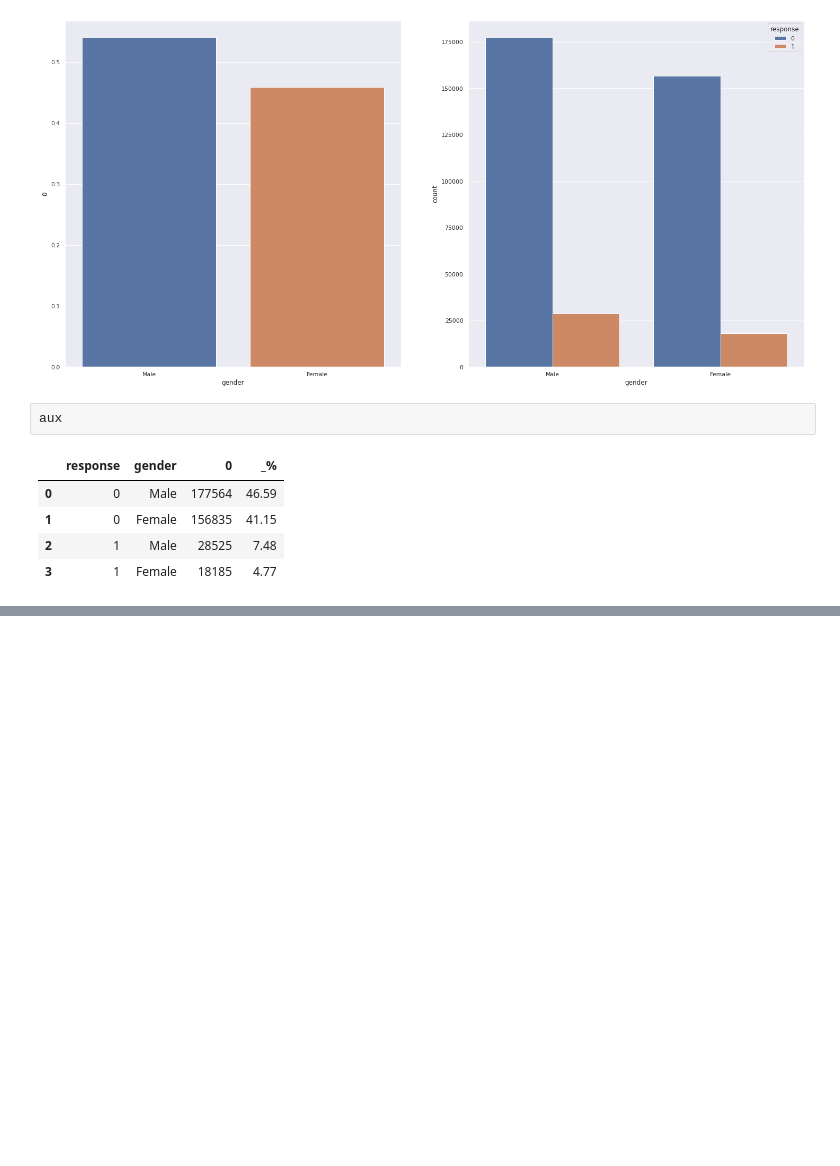
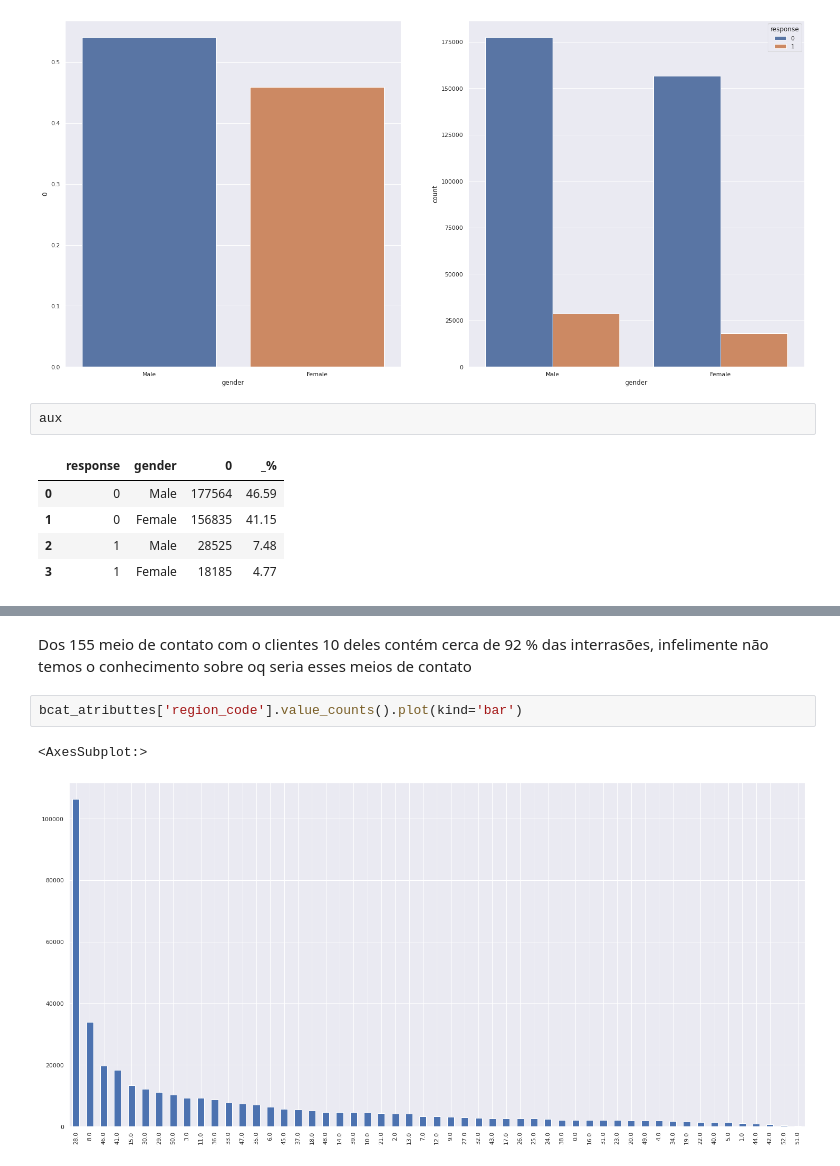
Before and after one commit to lavinomenezes/PA004, a Jupyter notebook: PA04_Insurance_all_coleta_de_dados.ipynb, the cells around one changed output, grey strips where cells are left out. Cells and saved outputs as stored; diff of their text form; blank space fills up the shorter version.

```diff
--- a/PA04_Insurance_all_coleta_de_dados.ipynb
+++ b/PA04_Insurance_all_coleta_de_dados.ipynb
@@ -189,0 +225,7 @@ aux
+# %% [markdown]
+Dos 155 meio de contato com o clientes 10 deles contém cerca de 92 % das interrasões, infelimente não temos o conhecimento sobre oq seria esses meios de contato
+# %%
+bcat_atributtes['region_code'].value_counts().plot(kind='bar')
+# %% [output]
+<AxesSubplot:>
+[figure, added]
```
Also changed, not shown: parts of 11 cells of this notebook, 1 other file.
